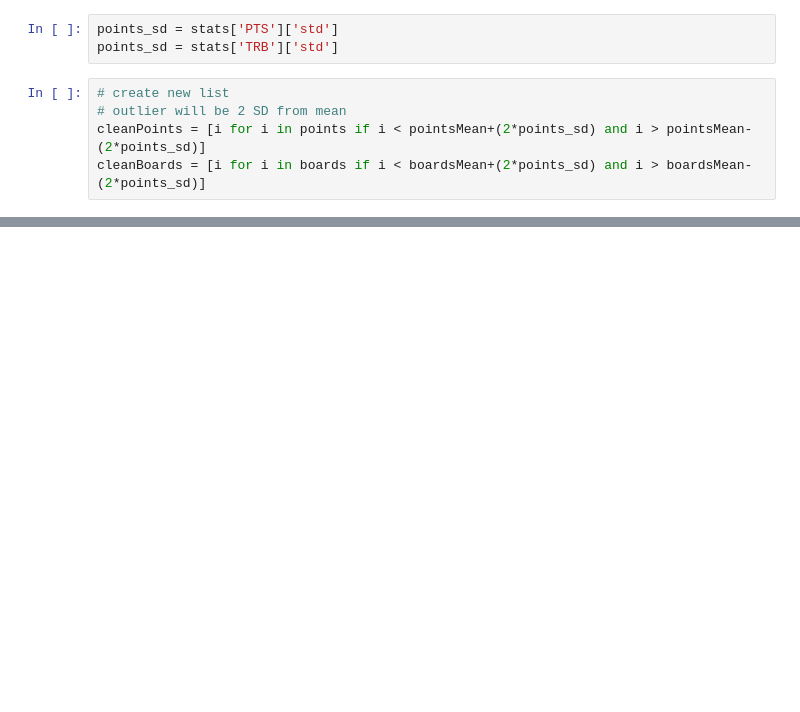
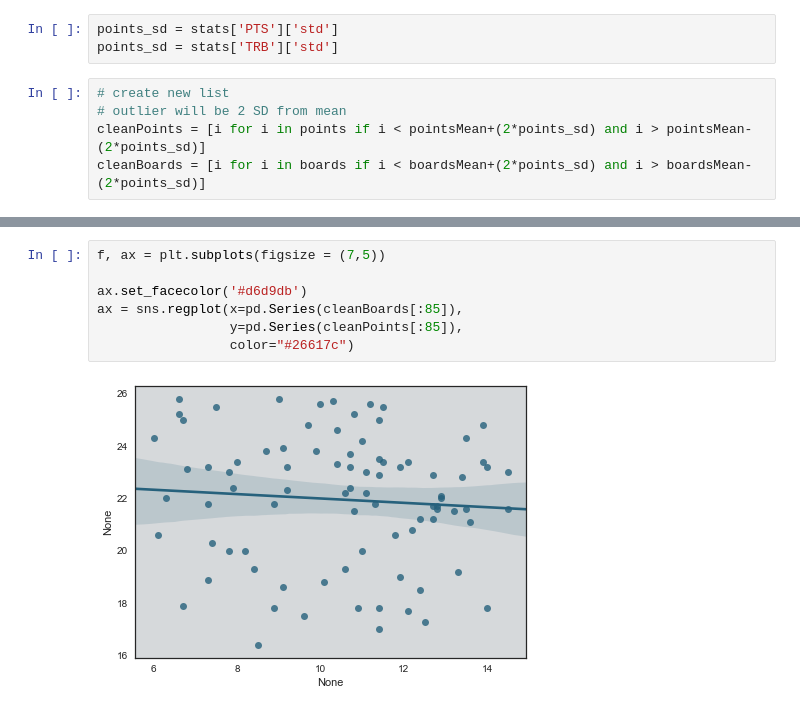
Before and after one commit to dacrands/BasketballRegression, a Jupyter notebook: BasketballIRegressionAnalysis.ipynb, the cells around one changed output, grey strips where cells are left out. Drawn from its saved outputs; the diff is of its cells as text; blank space fills up the shorter version.

```diff
--- a/BasketballIRegressionAnalysis.ipynb
+++ b/BasketballIRegressionAnalysis.ipynb
@@ -322,0 +342,9 @@ ValueError: not enough values to unpack (expected 4, got 2)
+# %%
+f, ax = plt.subplots(figsize = (7,5))
+
+ax.set_facecolor('#d6d9db')
+ax = sns.regplot(x=pd.Series(cleanBoards[:85]),
+                 y=pd.Series(cleanPoints[:85]),
+                 color="#26617c")
+# %% [output]
+[figure, added]
```
Also changed, not shown: parts of 31 cells of this notebook.
